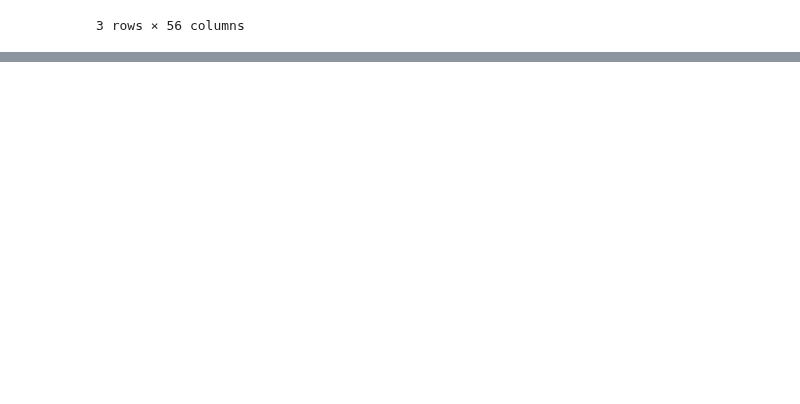
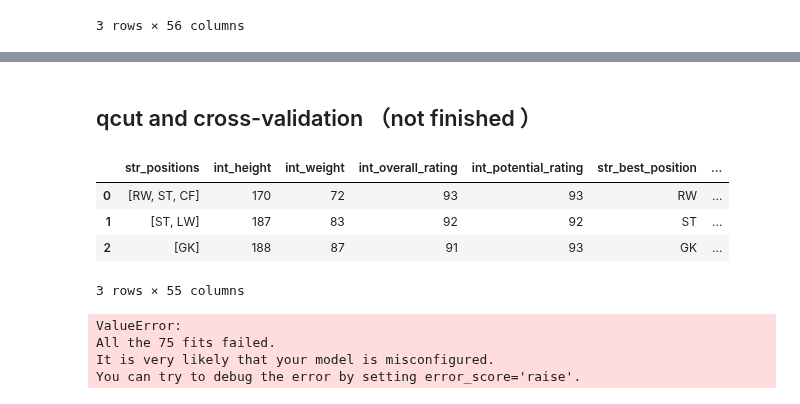
Before and after one commit to rhit-jiangq1/MA384-Project, a Jupyter notebook: Project-XianshunJiang.ipynb, the cells around one changed output, grey strips where cells are left out. Drawn from its saved outputs; the diff is of its cells as text; code cells hidden in the pictures; blank space fills up the shorter version.

```diff
--- a/Project-XianshunJiang.ipynb
+++ b/Project-XianshunJiang.ipynb
@@ -16,0 +183,13 @@ df.
+# %% [markdown]
+## qcut and cross-validation （not finished ）
+# %%
+tmp = df.copy()
+tmp['rating'] = pd.qcut(df.int_overall_rating,q=3,labels=['low','med','high'])
+# %%
+tmp.head(3)
+# %% [output]
+|  | str_positions | int_height | int_weight | int_overall_rating | int_potential_rating | str_best_position | ... |
+| 0 | [RW, ST, CF] | 170 | 72 | 93 | 93 | RW | ... |
+| 1 | [ST, LW] | 187 | 83 | 92 | 92 | ST | ... |
+| 2 | [GK] | 188 | 87 | 91 | 93 | GK | ... |
+3 rows × 55 columns
@@ -16,0 +206,7 @@ df.
+# %%
+dtreeCV.fit(X,y)
+# %% [output]
+ValueError:
+All the 75 fits failed.
+It is very likely that your model is misconfigured.
+You can try to debug the error by setting error_score='raise'.
```
Also changed, not shown: parts of 29 cells of this notebook.
